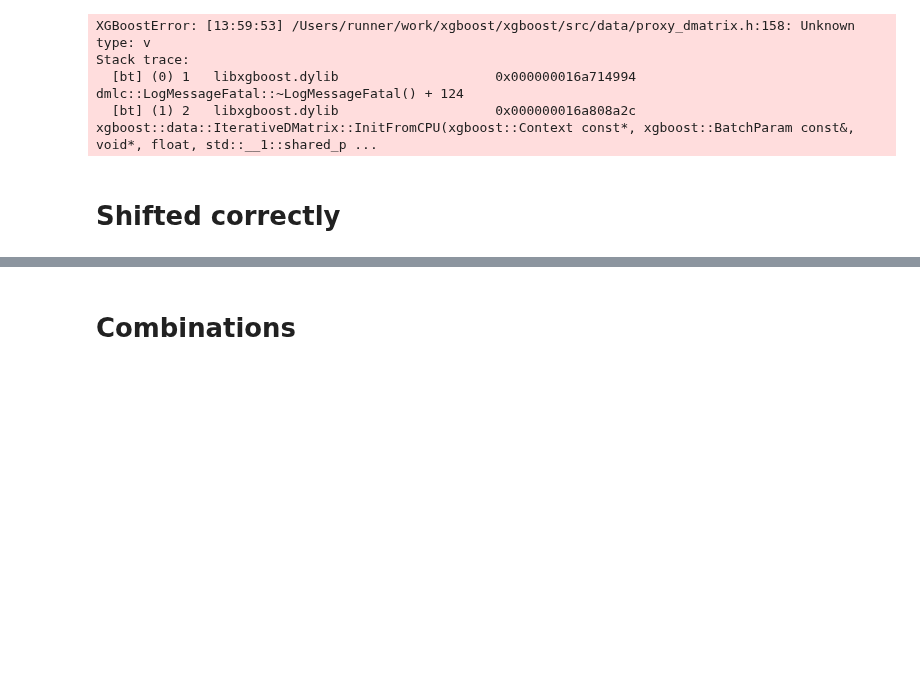
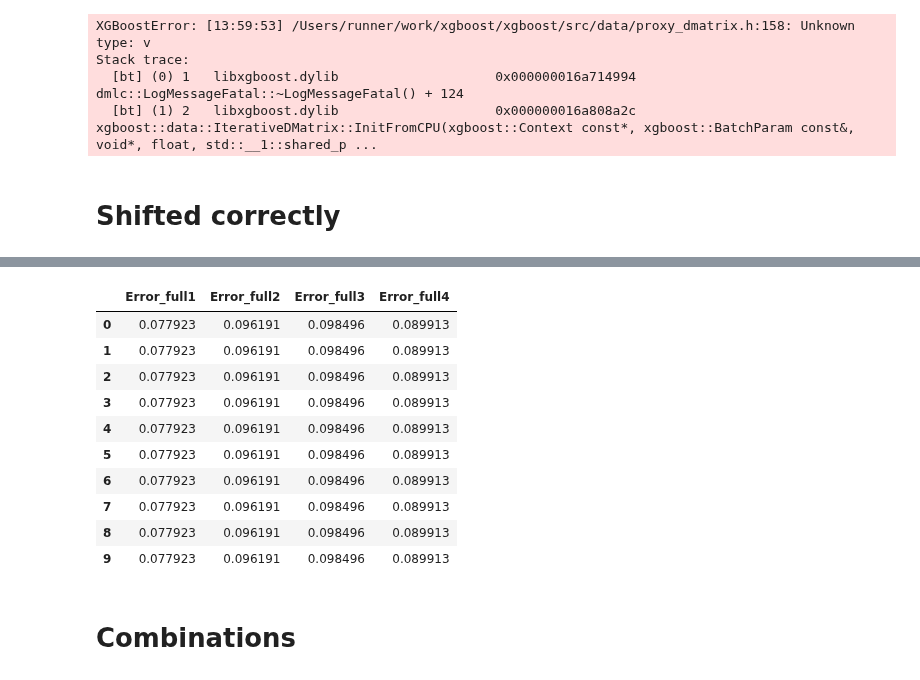
Before and after one commit to clarachristiansen/Bachelor_project, a Jupyter notebook: Individual_SARIMA_Boosted_CV_HPC.ipynb, the cells around one changed output, grey strips where cells are left out. Cells and saved outputs as stored; diff of their text form; code cells hidden in the pictures; blank space fills up the shorter version.

Commit message:
Correct shift 2.0: Now without unavailable data

```diff
--- a/Individual_SARIMA_Boosted_CV_HPC.ipynb
+++ b/Individual_SARIMA_Boosted_CV_HPC.ipynb
@@ -3066,3 +3087,18 @@ def HPC_Boosted(straekning, station, model_no, no_preds, data_name, both, horizo
+# %%
+test = pd.read_csv('Results/Shifted_Runs/Cleaned_lagged/Catboost/(20, 19)_Boosted1_results10.csv')
+test[['Error_full1','Error_full2','Error_full3', 'Error_full4']]
+# %% [output]
+|  | Error_full1 | Error_full2 | Error_full3 | Error_full4 |
+| 0 | 0.077923 | 0.096191 | 0.098496 | 0.089913 |
+| 1 | 0.077923 | 0.096191 | 0.098496 | 0.089913 |
+| 2 | 0.077923 | 0.096191 | 0.098496 | 0.089913 |
+| 3 | 0.077923 | 0.096191 | 0.098496 | 0.089913 |
+| 4 | 0.077923 | 0.096191 | 0.098496 | 0.089913 |
+| 5 | 0.077923 | 0.096191 | 0.098496 | 0.089913 |
+| 6 | 0.077923 | 0.096191 | 0.098496 | 0.089913 |
+| 7 | 0.077923 | 0.096191 | 0.098496 | 0.089913 |
+| 8 | 0.077923 | 0.096191 | 0.098496 | 0.089913 |
+| 9 | 0.077923 | 0.096191 | 0.098496 | 0.089913 |
 # %% [markdown]
 # Combinations
 # %%
```
Also changed, not shown: parts of 1 cell of this notebook.
